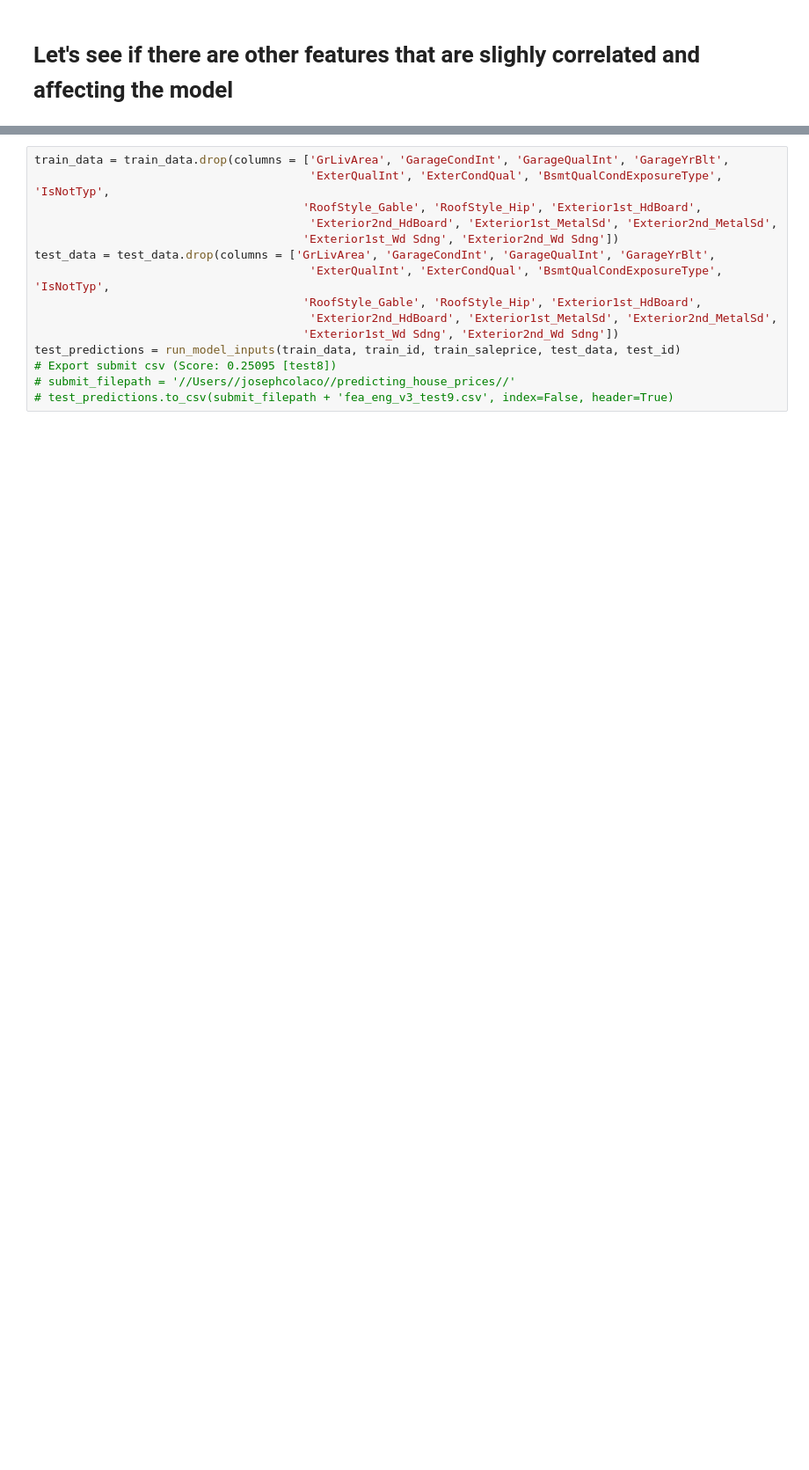
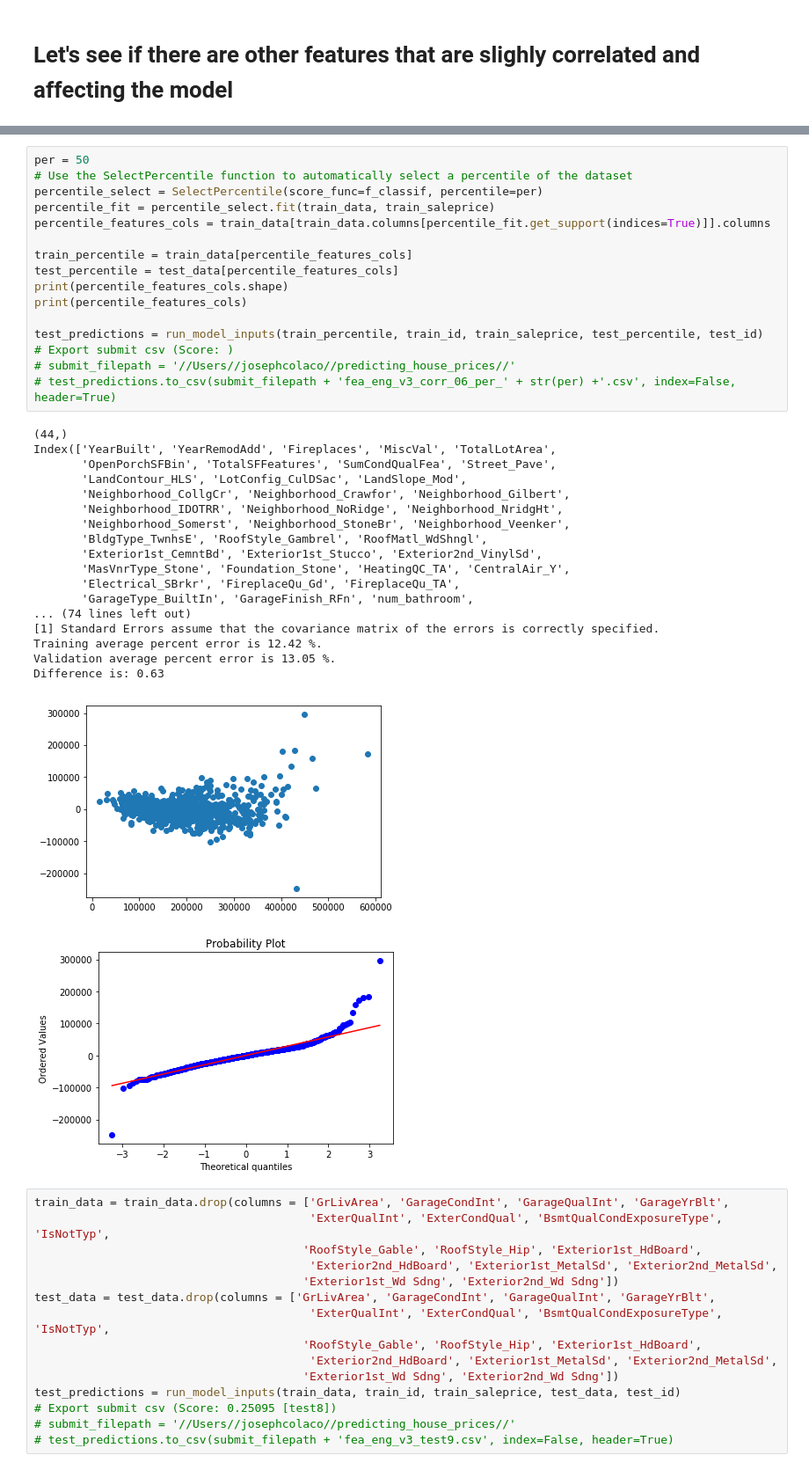
Before and after one commit to j2colaco/predicting_house_prices, a Jupyter notebook: Linear Regression V2.ipynb, the cells around one changed output, grey strips where cells are left out. Shown at 88% size. Saved outputs shown, nothing was run; the diff lists cells and outputs as text; blank space fills up the shorter version.

```diff
--- a/Linear Regression V2.ipynb
+++ b/Linear Regression V2.ipynb
@@ -1402,3 +1488,39 @@ corr_df
+# %%
+per = 50
+# Use the SelectPercentile function to automatically select a percentile of the dataset
+percentile_select = SelectPercentile(score_func=f_classif, percentile=per)
+percentile_fit = percentile_select.fit(train_data, train_saleprice)
+percentile_features_cols = train_data[train_data.columns[percentile_fit.get_support(indices=True)]].columns
+
+train_percentile = train_data[percentile_features_cols]
+test_percentile = test_data[percentile_features_cols]
+print(percentile_features_cols.shape)
+print(percentile_features_cols)
+
+test_predictions = run_model_inputs(train_percentile, train_id, train_saleprice, test_percentile, test_id)
+# Export submit csv (Score: )
+# submit_filepath = '//Users//josephcolaco//predicting_house_prices//'
+# test_predictions.to_csv(submit_filepath + 'fea_eng_v3_corr_06_per_' + str(per) +'.csv', index=False, header=True)
+# %% [output]
+(44,)
+Index(['YearBuilt', 'YearRemodAdd', 'Fireplaces', 'MiscVal', 'TotalLotArea',
+       'OpenPorchSFBin', 'TotalSFFeatures', 'SumCondQualFea', 'Street_Pave',
+       'LandContour_HLS', 'LotConfig_CulDSac', 'LandSlope_Mod',
+       'Neighborhood_CollgCr', 'Neighborhood_Crawfor', 'Neighborhood_Gilbert',
+       'Neighborhood_IDOTRR', 'Neighborhood_NoRidge', 'Neighborhood_NridgHt',
+       'Neighborhood_Somerst', 'Neighborhood_StoneBr', 'Neighborhood_Veenker',
+       'BldgType_TwnhsE', 'RoofStyle_Gambrel', 'RoofMatl_WdShngl',
+       'Exterior1st_CemntBd', 'Exterior1st_Stucco', 'Exterior2nd_VinylSd',
+       'MasVnrType_Stone', 'Foundation_Stone', 'HeatingQC_TA', 'CentralAir_Y',
+       'Electrical_SBrkr', 'FireplaceQu_Gd', 'FireplaceQu_TA',
+       'GarageType_BuiltIn', 'GarageFinish_RFn', 'num_bathroom',
+... (74 lines left out)
+[1] Standard Errors assume that the covariance matrix of the errors is correctly specified.
+Training average percent error is 12.42 %.
+Validation average percent error is 13.05 %.
+Difference is: 0.63
+[figure, added]
+[figure, added]
 # %%
 train_data = train_data.drop(columns = ['GrLivArea', 'GarageCondInt', 'GarageQualInt', 'GarageYrBlt',
                                         'ExterQualInt', 'ExterCondQual', 'BsmtQualCondExposureType', 'IsNotTyp',
```
Also changed, not shown: parts of 15 cells of this notebook, 14 other files.
